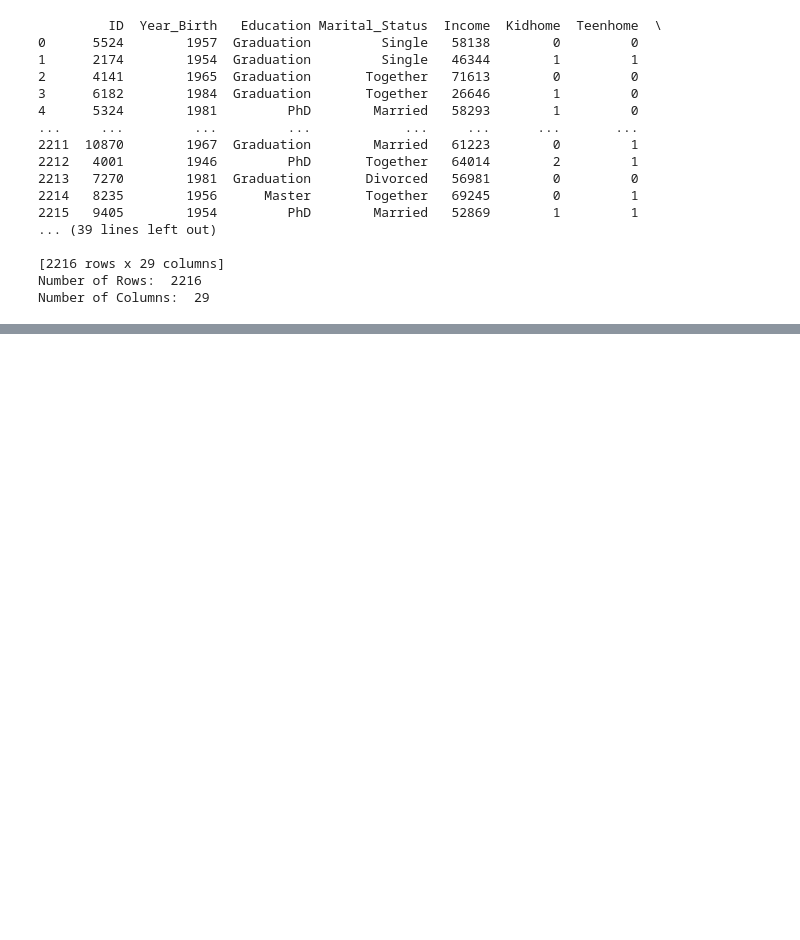
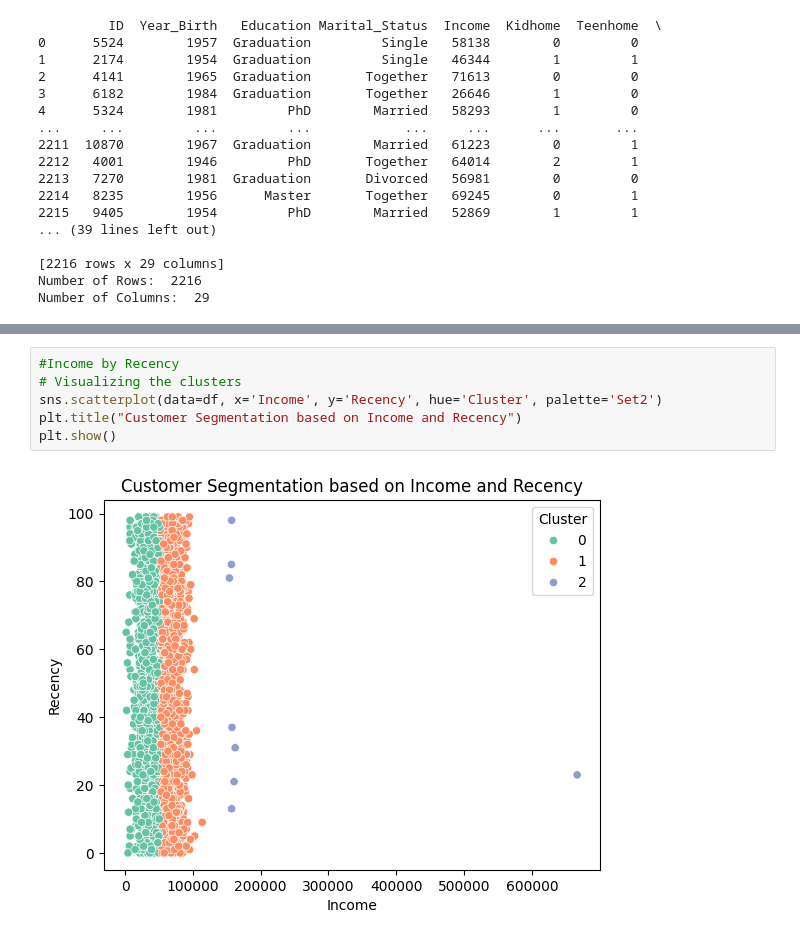
Before and after one commit to RamshaArshad1/Python, a Jupyter notebook: ML_Model_1st.ipynb, the cells around one changed output, grey strips where cells are left out. Saved outputs shown, nothing was run; the diff lists cells and outputs as text; blank space fills up the shorter version.

```diff
--- a/ML_Model_1st.ipynb
+++ b/ML_Model_1st.ipynb
@@ -62,0 +144,8 @@ Number of Columns:  29
+# %%
+#Income by Recency
+# Visualizing the clusters
+sns.scatterplot(data=df, x='Income', y='Recency', hue='Cluster', palette='Set2')
+plt.title("Customer Segmentation based on Income and Recency")
+plt.show()
+# %% [output]
+[figure, added]
```
Also changed, not shown: parts of 16 cells of this notebook.
